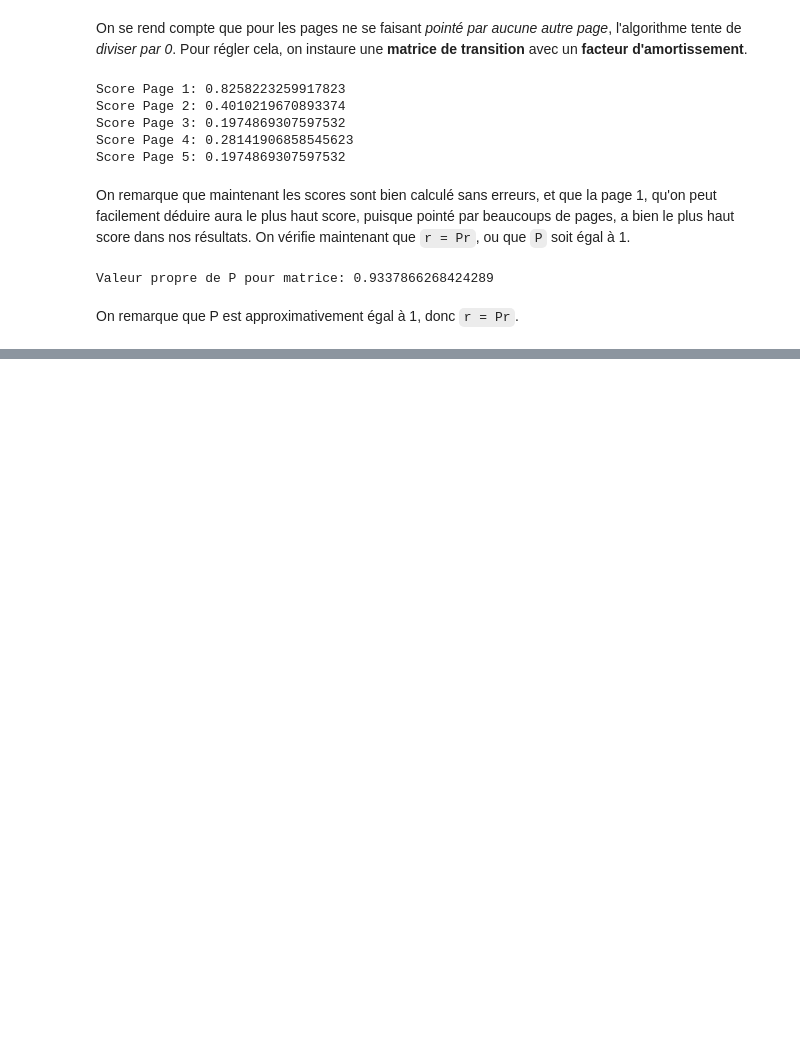
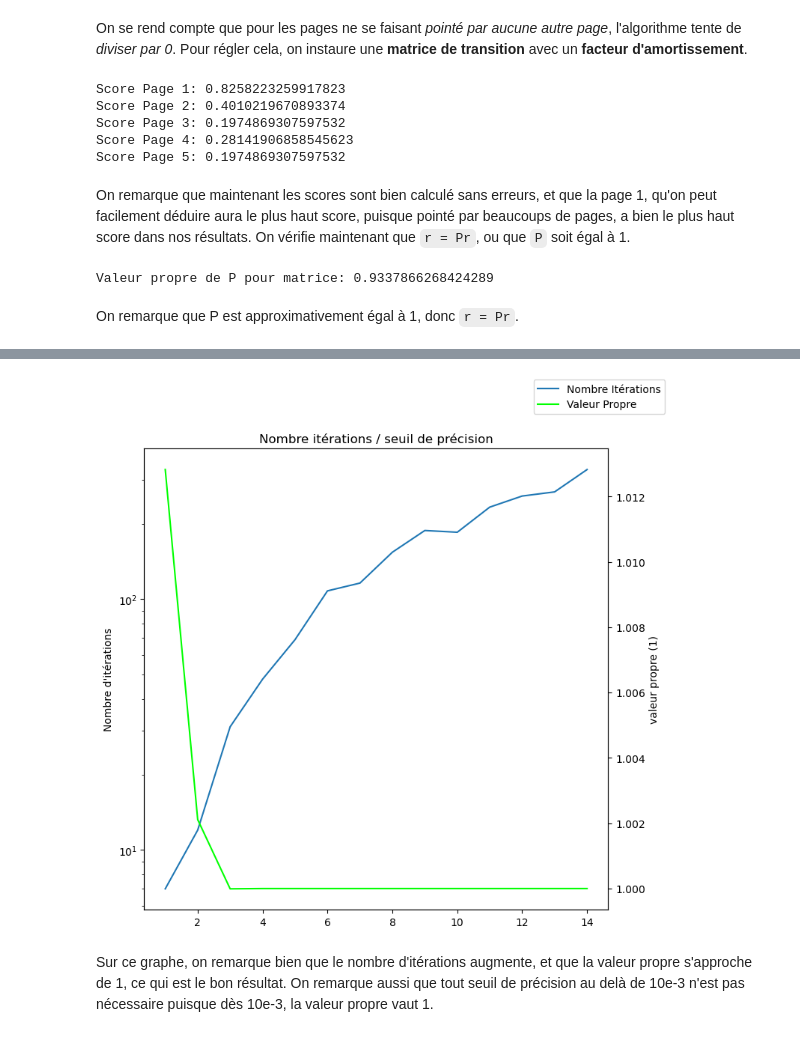
Before and after one commit to alexisFABRE06/SAE2.02, a Jupyter notebook: SAE202_DEMANGE_DRIOUCHI_FABRE_NOIRET.ipynb, the cells around one changed output, grey strips where cells are left out. Drawn from its saved outputs; the diff is of its cells as text; code cells hidden in the pictures; blank space fills up the shorter version.

Commit message:
Added graph

```diff
--- a/SAE202_DEMANGE_DRIOUCHI_FABRE_NOIRET.ipynb
+++ b/SAE202_DEMANGE_DRIOUCHI_FABRE_NOIRET.ipynb
@@ -144,0 +151,26 @@ On remarque que P est approximativement égal à 1, donc `r = Pr`.
+# %%
+import matplotlib.pyplot as plt
+
+fig, ax1 = plt.subplots(figsize=(8, 8))
+ax2 = ax1.twinx()
+
+l = []
+v = []
+Q = calculQ(matriceCPartie1)
+for x in range(1, 15):
+    e = 10**(-x)
+    puit = puissance_iteree(Q, e)
+    l.append(puit[2])
+    v.append(puit[1])
+ax1.semilogy(range(1, 15), l)
+plt.title("Nombre itérations / seuil de précision")
+ax1.set_ylabel("Nombre d'itérations")
+ax2.plot(range(1, 15), v, color="#00FF00")
+ax2.set_ylabel("valeur propre (1)")
+fig.legend(["Nombre Itérations", "Valeur Propre"])
+
+plt.show()
+# %% [output]
+[figure, added]
+# %% [markdown]
+Sur ce graphe, on remarque bien que le nombre d'itérations augmente, et que la valeur propre s'approche de 1, ce qui est le bon résultat. On remarque aussi que tout seuil de précision au delà de 10e-3 n'est pas nécessaire puisque dès 10e-3, la valeur propre vaut 1.
```
Also changed, not shown: parts of 1 cell of this notebook.
